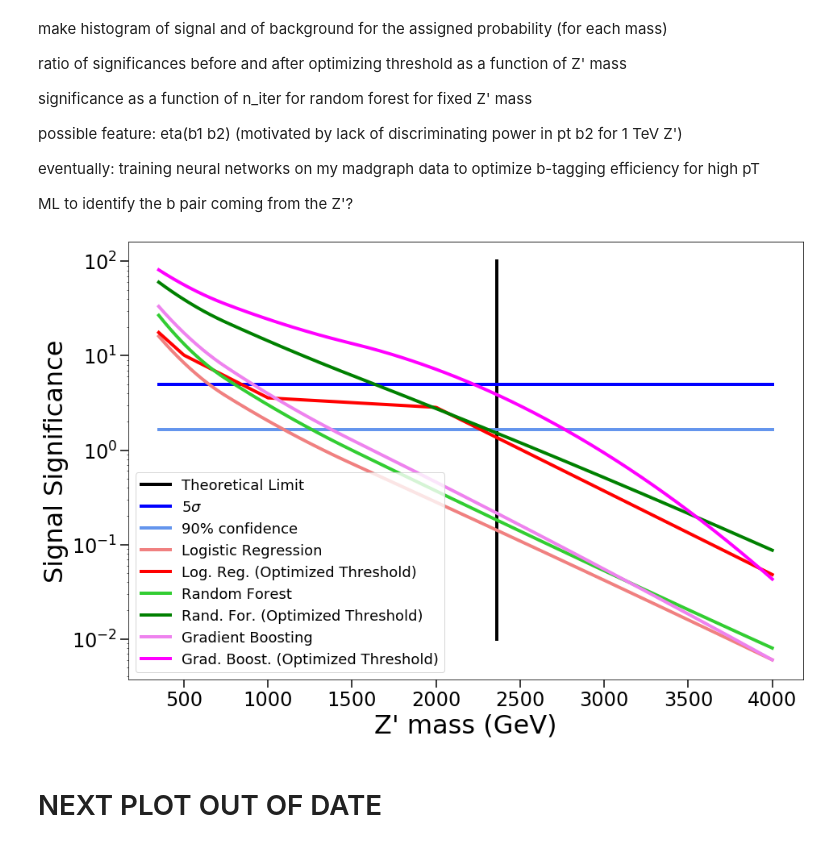
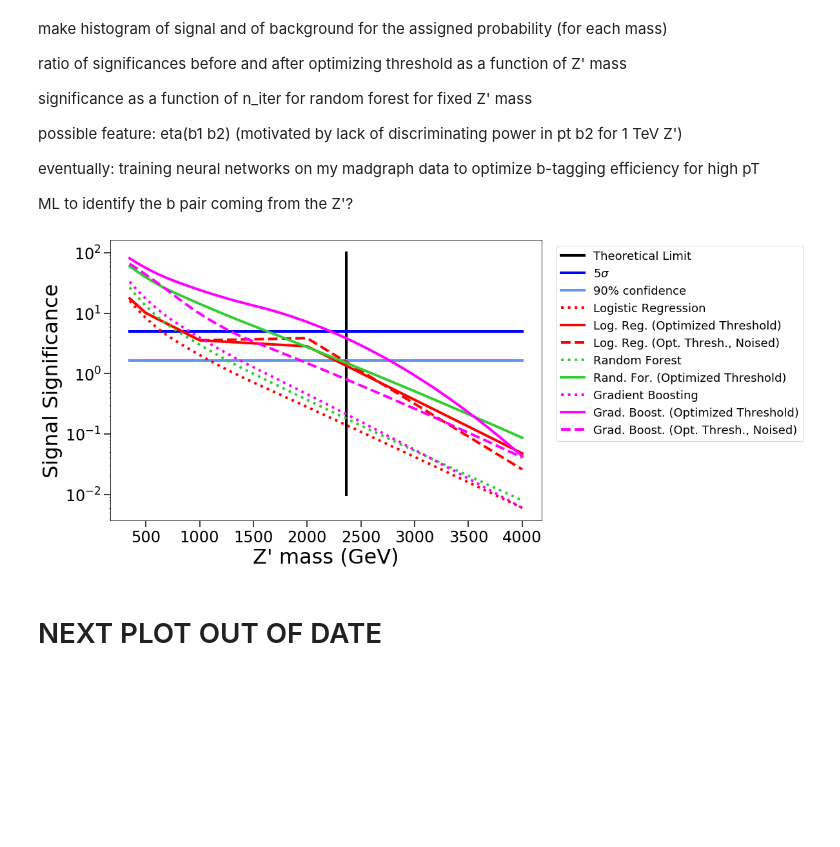
Before and after one commit to sheride/ttbarzp-ml, a Jupyter notebook: notebooks/07-02-plots.ipynb, the cells around one changed output. Saved outputs shown, nothing was run; the diff lists cells and outputs as text; code cells hidden in the pictures; blank space fills up the shorter version.

```diff
--- a/notebooks/07-02-plots.ipynb
+++ b/notebooks/07-02-plots.ipynb
@@ -33,41 +33,56 @@ masses = [350, 500, 1000, 2000, 4000] # GeV
 # logreg_max_sigs = [17.621, 10.15, 3.527, 0.704, 0.021]
 logreg_sigs = [16.098, 8.407, 2.044, 0.281, 0.006]
 logreg_max_sigs = [17.624, 10.144, 3.576, 2.839, 0.048]
+logreg_max_sigs_noised = [17.506, 10.106, 3.57, 3.874, 0.026]
 # randforest_sigs = [35.482, 18.355, 3.644, 0.232, 0.003]
 # randforest_max_sigs = [59.488, 39.696, 10.617, 2.261, 0.052]
 randforest_sigs = [26.809, 13.345, 3.019, 0.369, 0.008]
 randforest_max_sigs = [60.179, 39.44, 14.359, 2.755, 0.087]
 gradboost_sigs = [33.295, 17.457, 3.964, 0.458, 0.006]
 gradboost_max_sigs = [81.247, 56.436, 24.382, 7.181, 0.043]
+gradboost_max_sigs_noised = [66.105, 43.823, 9.927, 1.494, 0.041]
 # %%
 import scipy.interpolate
 logreg_sigs_f = scipy.interpolate.interp1d(masses, np.log10(logreg_sigs), kind='quadratic')
 logreg_max_sigs_f = scipy.interpolate.interp1d(masses, np.log10(logreg_max_sigs), kind='linear')
+logreg_max_sigs_noised_f = scipy.interpolate.interp1d(masses, np.log10(logreg_max_sigs_noised), kind='linear')
 randforest_sigs_f = scipy.interpolate.interp1d(masses, np.log10(randforest_sigs), kind='quadratic')
 randforest_max_sigs_f = scipy.interpolate.interp1d(masses, np.log10(randforest_max_sigs), kind='quadratic')
 gradboost_sigs_f = scipy.interpolate.interp1d(masses, np.log10(gradboost_sigs), kind='quadratic')
 gradboost_max_sigs_f = scipy.interpolate.interp1d(masses, np.log10(gradboost_max_sigs), kind='quadratic')
+gradboost_max_sigs_noised_f = scipy.interpolate.interp1d(masses, np.log10(gradboost_max_sigs_noised), kind='quadratic')
 # %%
+showNoise = True
+save_name = './plots/07_02/signal_sig_vs_zp_mass'
+if showNoise:
+    save_name += '_noised.png'
+else:
+    save_name += '.png'
+
 more_masses = np.linspace(masses[0], masses[-1], 500)
 
 with plt.rc_context(settings):
     max_mass = PI.Zp_mass(25 / (3000 * PI.conv))
     plt.plot([max_mass for i in range(1000)], np.logspace(-2, 2, 1000), label='Theoretical Limit', c='black')
     plt.plot(more_masses, [5 for m in more_masses], label=r'5$\sigma$', c='blue')
     plt.plot(more_masses, [1.645 for m in more_masses], label=r'90% confidence', c='cornflowerblue')
-    plt.plot(more_masses, [10**logreg_sigs_f(m) for m in more_masses], label='Logistic Regression', c='lightcoral')
+    plt.plot(more_masses, [10**logreg_sigs_f(m) for m in more_masses], label='Logistic Regression', c='red', linestyle=':')
     plt.plot(more_masses, [10**logreg_max_sigs_f(m) for m in more_masses], label='Log. Reg. (Optimized Threshold)', c='red')
-    plt.plot(more_masses, [10**randforest_sigs_f(m) for m in more_masses], label='Random Forest', c='limegreen')
-    plt.plot(more_masses, [10**randforest_max_sigs_f(m) for m in more_masses], label='Rand. For. (Optimized Threshold)', c='green')
-    plt.plot(more_masses, [10**gradboost_sigs_f(m) for m in more_masses], label='Gradient Boosting', c='violet')
+    if showNoise:
+        plt.plot(more_masses, [10**logreg_max_sigs_noised_f(m) for m in more_masses], label='Log. Reg. (Opt. Thresh., Noised)', c='red', linestyle='--')
+    plt.plot(more_masses, [10**randforest_sigs_f(m) for m in more_masses], label='Random Forest', c='limegreen', linestyle=':')
+    plt.plot(more_masses, [10**randforest_max_sigs_f(m) for m in more_masses], label='Rand. For. (Optimized Threshold)', c='limegreen')
+    plt.plot(more_masses, [10**gradboost_sigs_f(m) for m in more_masses], label='Gradient Boosting', c='magenta', linestyle=':')
     plt.plot(more_masses, [10**gradboost_max_sigs_f(m) for m in more_masses], label='Grad. Boost. (Optimized Threshold)', c='magenta')
+    if showNoise:
+        plt.plot(more_masses, [10**gradboost_max_sigs_noised_f(m) for m in more_masses], label='Grad. Boost. (Opt. Thresh., Noised)', c='magenta', linestyle='--')
     plt.ylabel('Signal Significance');
     plt.xlabel("Z' mass (GeV)");
     plt.yscale('log')
-    plt.legend()
-    plt.savefig('./plots/07_02/signal_sig_vs_zp_mass.png', dpi=200, bbox_inches='tight')
+    plt.legend(bbox_to_anchor=(1.02,1), loc="upper left")
+    plt.savefig(save_name, dpi=200, bbox_inches='tight')
 # %% [output]
-[figure, old version]
+[figure, new version]
 # %% [markdown]
 # NEXT PLOT OUT OF DATE
 # %%
```
Also changed, not shown: parts of 4 cells of this notebook, 10 other files.
